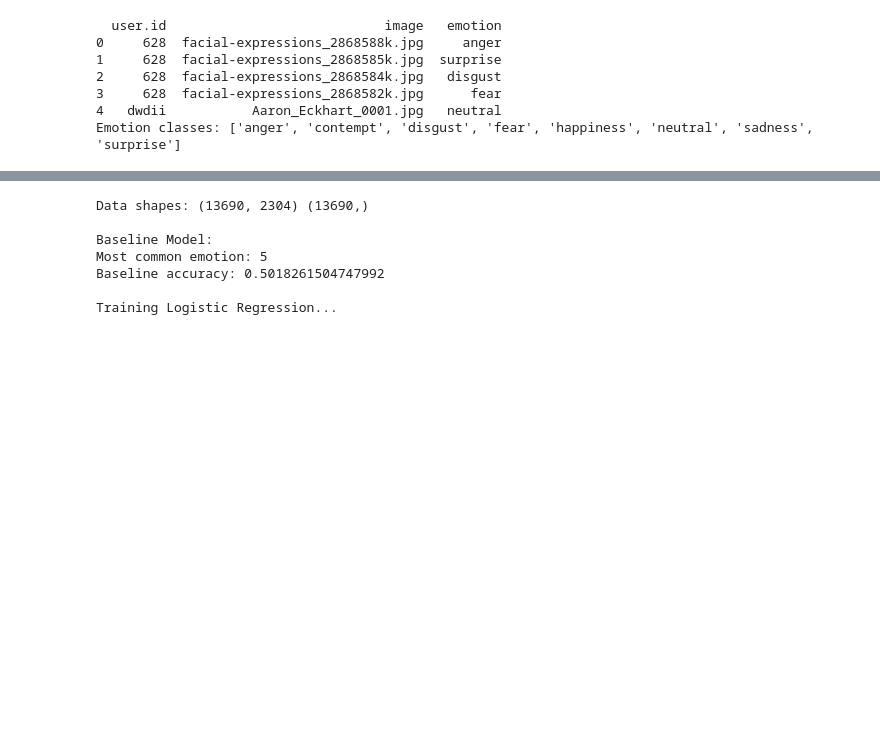
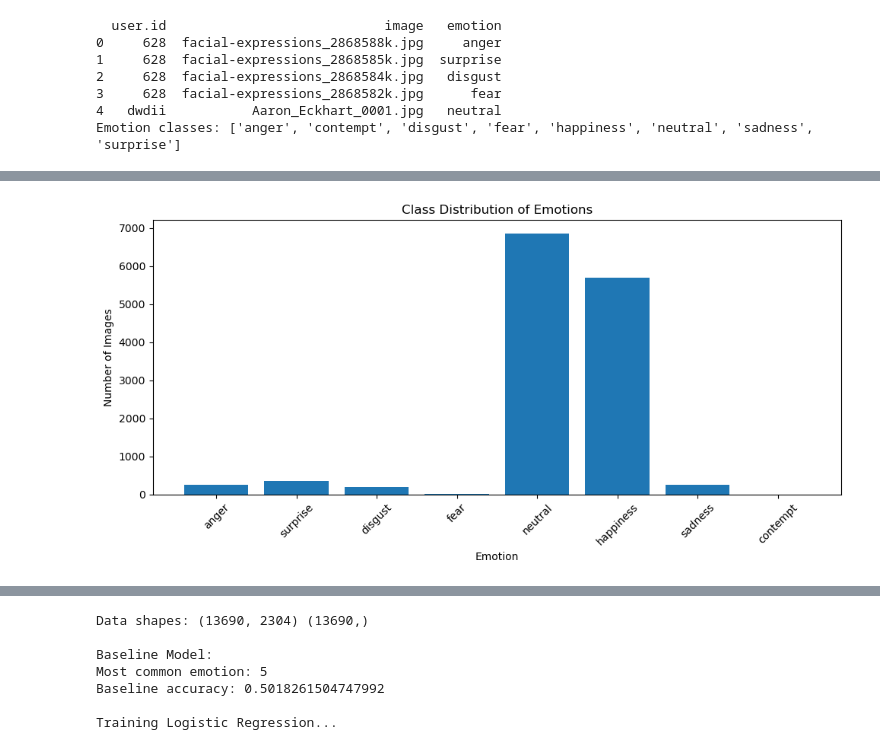
Before and after one commit to jerome-manarang/InsideOut, a Jupyter notebook: data_analysis.ipynb, the cells around one changed output, grey strips where cells are left out. Drawn from its saved outputs; the diff is of its cells as text; code cells hidden in the pictures; blank space fills up the shorter version.

```diff
--- a/data_analysis.ipynb
+++ b/data_analysis.ipynb
@@ -64,0 +81,17 @@ We began by summarizing the characteristics of the facial expressions dataset. W
+# %%
+# Visualizing Class Distribution
+counts = Counter(Y)
+i_class = {i: c for c, i in class_idx.items()}
+labels = [i_class[i] for i in counts.keys()]
+counts = list(counts.values())
+
+plt.figure(figsize=(10,5))
+plt.bar(labels, counts)
+plt.title("Class Distribution of Emotions")
+plt.xlabel("Emotion")
+plt.ylabel("Number of Images")
+plt.xticks(rotation=45)
+plt.tight_layout()
+plt.show()
+# %% [output]
+[figure, added]
```
Also changed, not shown: parts of 13 cells of this notebook.
